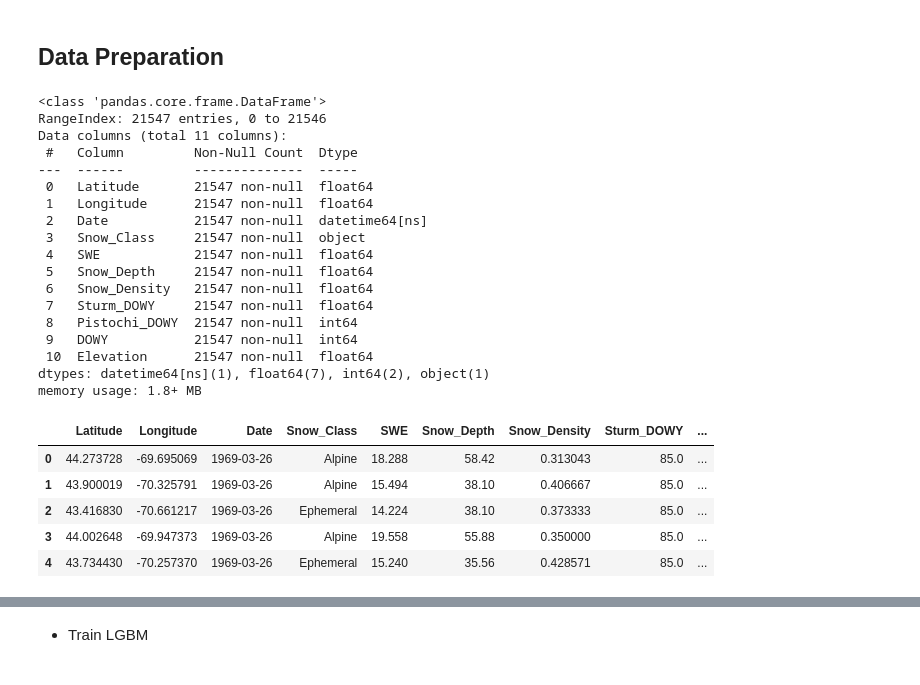
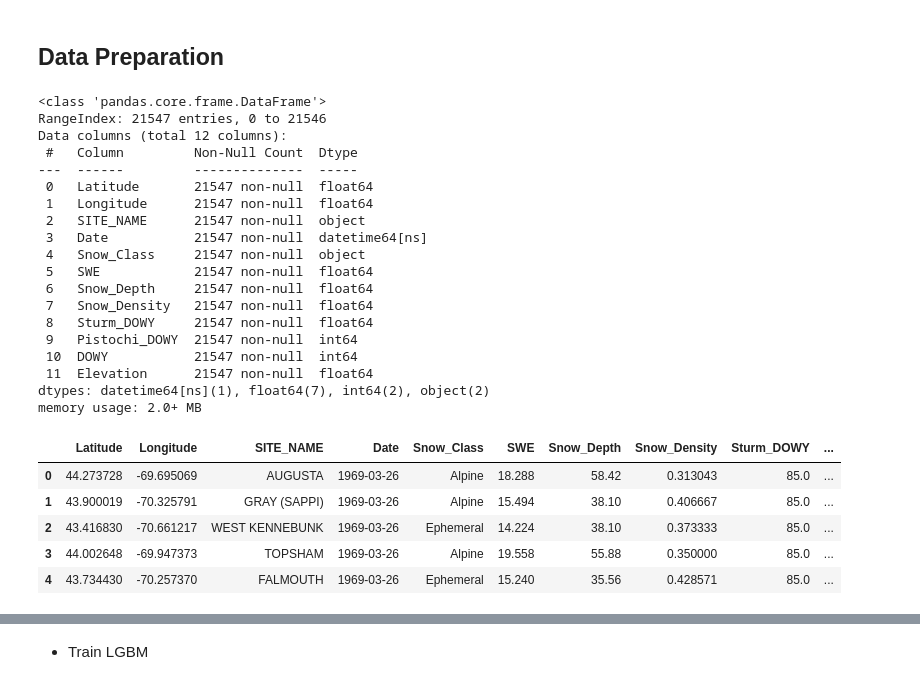
Before and after one commit to cryogars/density-models, a Jupyter notebook: notebooks/07_model_transferability_analysis.ipynb, the cells around one changed output, grey strips where cells are left out. Drawn from its saved outputs; the diff is of its cells as text; code cells hidden in the pictures.

```diff
--- a/notebooks/07_model_transferability_analysis.ipynb
+++ b/notebooks/07_model_transferability_analysis.ipynb
@@ -59,7 +102,7 @@ confidence_level = ["GOOD"] # options: UNKNOWN, GOOD, QUESTIONABLE, DUMMY SITE
 clean_df=(
     maine_data
     .query('CONFIDENCE_LEVEL in @confidence_level and DENSITY > 0 and DENSITY < 1')
-    .filter(items=['SURVEY_DATE_TEXT' ,'DENSITY', 'WATER', 'DEPTH', 'LATITUDE', 'LONGITUDE'])
+    .filter(items=['SURVEY_DATE_TEXT' ,'DENSITY', 'WATER', 'DEPTH', 'LATITUDE', 'LONGITUDE', 'SITE_NAME'])
     .assign(
         Date=lambda x: pd.to_datetime(x.SURVEY_DATE_TEXT),
         Snow_Class=lambda x: x.loc[:, ["LONGITUDE", "LATITUDE"]].apply(lambda y: ConvertData.get_snow_class(lon=y.LONGITUDE, lat=y.LATITUDE, raster=snow_class_raster).capitalize(), axis=1),
@@ -74,48 +117,49 @@ clean_df=(
     .query(
         'Snow_Class != "Ocean"'
         " and Snow_Depth != 0 and SWE != 0 and "
         "Snow_Depth > 5 and SWE > 3 and "
         "Snow_Density <= 0.6 and Snow_Density >= 0.05"  # uncomment these queries to match the training scenario
     )
     .dropna()
     .rename(columns={
         'LATITUDE': 'Latitude',
         'LONGITUDE': 'Longitude'
     })
     .reset_index(drop=True)
     .drop(
         columns=[
             "SURVEY_DATE_TEXT",
             "WATER",
             "DEPTH",
             "DENSITY"
         ]
     )
 )
 clean_df.info()
 clean_df.head()
 # %% [output]
 <class 'pandas.core.frame.DataFrame'>
 RangeIndex: 21547 entries, 0 to 21546
-Data columns (total 11 columns):
+Data columns (total 12 columns):
  #   Column         Non-Null Count  Dtype
 ---  ------         --------------  -----
  0   Latitude       21547 non-null  float64
  1   Longitude      21547 non-null  float64
- 2   Date           21547 non-null  datetime64[ns]
- 3   Snow_Class     21547 non-null  object
- 4   SWE            21547 non-null  float64
- 5   Snow_Depth     21547 non-null  float64
- 6   Snow_Density   21547 non-null  float64
- 7   Sturm_DOWY     21547 non-null  float64
- 8   Pistochi_DOWY  21547 non-null  int64
- 9   DOWY           21547 non-null  int64
- 10  Elevation      21547 non-null  float64
-dtypes: datetime64[ns](1), float64(7), int64(2), object(1)
-memory usage: 1.8+ MB
+ 2   SITE_NAME      21547 non-null  object
+ 3   Date           21547 non-null  datetime64[ns]
+ 4   Snow_Class     21547 non-null  object
+ 5   SWE            21547 non-null  float64
+ 6   Snow_Depth     21547 non-null  float64
+ 7   Snow_Density   21547 non-null  float64
+ 8   Sturm_DOWY     21547 non-null  float64
+ 9   Pistochi_DOWY  21547 non-null  int64
+ 10  DOWY           21547 non-null  int64
+ 11  Elevation      21547 non-null  float64
+dtypes: datetime64[ns](1), float64(7), int64(2), object(2)
+memory usage: 2.0+ MB
-|  | Latitude | Longitude | Date | Snow_Class | SWE | Snow_Depth | Snow_Density | Sturm_DOWY | ... |
-| 0 | 44.273728 | -69.695069 | 1969-03-26 | Alpine | 18.288 | 58.42 | 0.313043 | 85.0 | ... |
-| 1 | 43.900019 | -70.325791 | 1969-03-26 | Alpine | 15.494 | 38.10 | 0.406667 | 85.0 | ... |
-| 2 | 43.416830 | -70.661217 | 1969-03-26 | Ephemeral | 14.224 | 38.10 | 0.373333 | 85.0 | ... |
-| 3 | 44.002648 | -69.947373 | 1969-03-26 | Alpine | 19.558 | 55.88 | 0.350000 | 85.0 | ... |
-| 4 | 43.734430 | -70.257370 | 1969-03-26 | Ephemeral | 15.240 | 35.56 | 0.428571 | 85.0 | ... |
+|  | Latitude | Longitude | SITE_NAME | Date | Snow_Class | SWE | Snow_Depth | Snow_Density | Sturm_DOWY | ... |
+| 0 | 44.273728 | -69.695069 | AUGUSTA | 1969-03-26 | Alpine | 18.288 | 58.42 | 0.313043 | 85.0 | ... |
+| 1 | 43.900019 | -70.325791 | GRAY (SAPPI) | 1969-03-26 | Alpine | 15.494 | 38.10 | 0.406667 | 85.0 | ... |
+| 2 | 43.416830 | -70.661217 | WEST KENNEBUNK | 1969-03-26 | Ephemeral | 14.224 | 38.10 | 0.373333 | 85.0 | ... |
+| 3 | 44.002648 | -69.947373 | TOPSHAM | 1969-03-26 | Alpine | 19.558 | 55.88 | 0.350000 | 85.0 | ... |
+| 4 | 43.734430 | -70.257370 | FALMOUTH | 1969-03-26 | Ephemeral | 15.240 | 35.56 | 0.428571 | 85.0 | ... |
```
Also changed, not shown: parts of 6 cells of this notebook.
